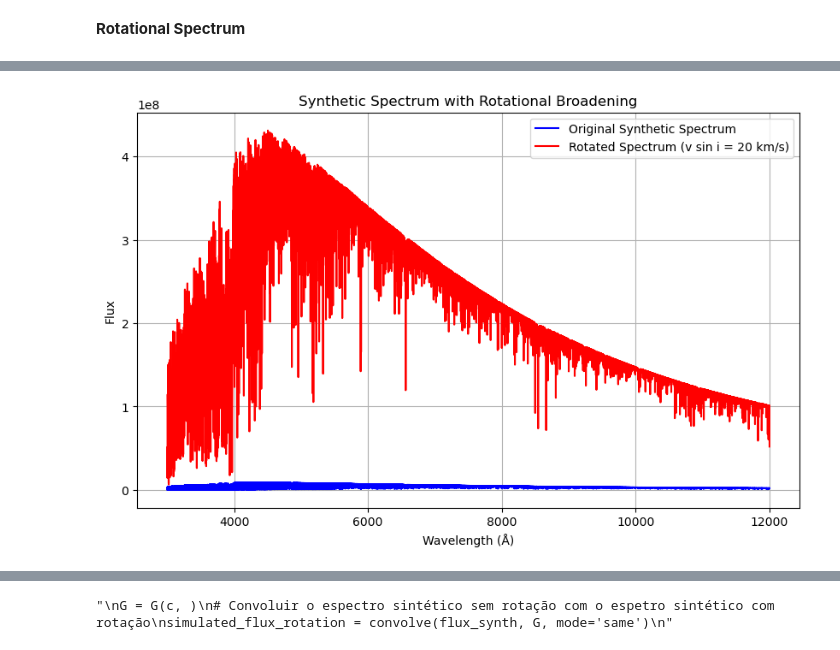
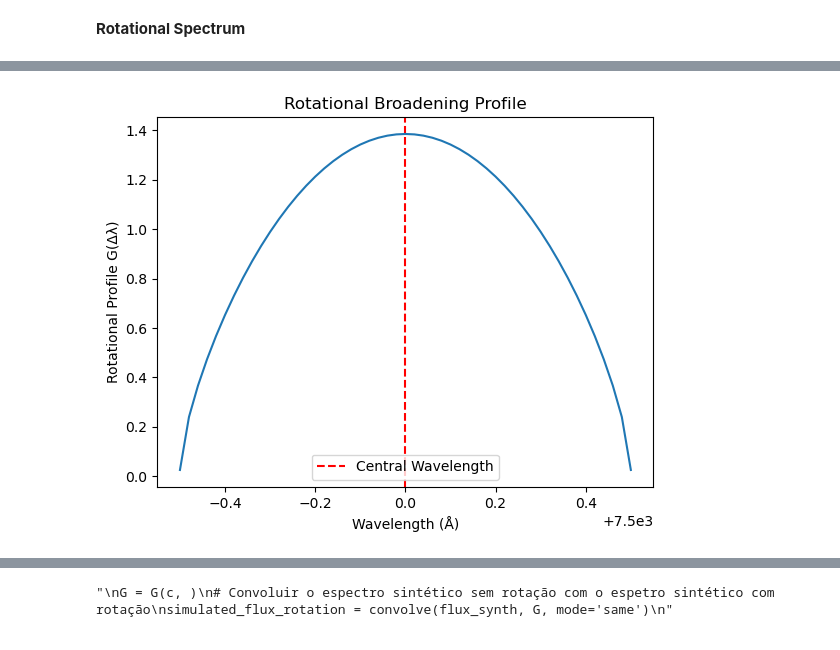
Before and after one commit to rodribro/Computational_Astronomy, a Jupyter notebook: classes/06_fwhm.ipynb, the cells around one changed output, grey strips where cells are left out. Drawn from its saved outputs; the diff is of its cells as text; code cells hidden in the pictures.

Commit message:
Corrected Rotational Spectrum

```diff
--- a/classes/06_fwhm.ipynb
+++ b/classes/06_fwhm.ipynb
@@ -196,17 +223,0 @@ from scipy.constants import c
-# %%
-def G(c, vsinI, wavelength, epsilon):
-
-    # middle point wavelength
-    middle_point = len(wavelength_synth)//2
-    central_wavelength = wavelength_synth[middle_point]
-
-    # delta lamda_m
-    delta_lamda_m = (central_wavelength * vsinI) / c
-
-    # G
-    numerator = ( 2*(1-epsilon) * np.sqrt(1 - (((wavelength-central_wavelength)/delta_lamda_m)**2)) + (np.pi * epsilon)/2 * (1-((wavelength-central_wavelength)/delta_lamda_m)**2))
-    denominator = (np.pi * delta_lamda_m * (1 - epsilon/3))
-
-    return numerator/denominator
-# %%
-G = G(c, 20, wavelength_synth, 0.5)
@@ -251,27 +223,0 @@ def rotational_profile(wavelength, central_wavelength, vsinI, epsilon, c=3e5):
-# %%
-# Parameters
-vsinI = 20  # Rotational velocity in km/s
-epsilon = 0.6  # Limb-darkening coefficient
-c = 3e5  # Speed of light in km/s
-central_wavelength = wavelength_synth[len(wavelength_synth) // 2]  # Central wavelength
-
-# Compute rotational profile
-rotation_kernel = rotational_profile(wavelength_synth, central_wavelength, vsinI, epsilon, c)
-
-# Convolve the synthetic flux with the rotational kernel
-flux_with_rotation = convolve(flux_synth, rotation_kernel, mode='same')
-
-# Plot for comparison
-import matplotlib.pyplot as plt
-
-plt.figure(figsize=(10, 6))
-plt.plot(wavelength_synth, flux_synth, label="Original Synthetic Spectrum", color="blue")
-plt.plot(wavelength_synth, flux_with_rotation, label=f"Rotated Spectrum (v sin i = {vsinI} km/s)", color="red")
-plt.xlabel("Wavelength (Å)")
-plt.ylabel("Flux")
-plt.title("Synthetic Spectrum with Rotational Broadening")
-plt.legend()
-plt.grid(True)
-plt.show()
-# %% [output]
-[figure, removed]
@@ -277,0 +270,25 @@ plt.show()
+# %%
+G_values = G_5(c,20000, wavelength_synth, 0.6)
+# %%
+non_zero_indices = np.where(G_values != 0.0)
+
+lambda_min = wavelength_synth[non_zero_indices].min()
+lambda_max = wavelength_synth[non_zero_indices].max()
+
+mask_real = (wavelength_synth >= lambda_min) & (wavelength_synth <= lambda_max)
+
+wavelength_synth_filtered = wavelength_synth[mask_real]
+g_values_filtered = G_values[mask_real]
+
+
+central_wavelength = wavelength_synth[len(wavelength_synth) // 2]
+
+plt.axvline(central_wavelength, color='red', linestyle='--', label='Central Wavelength')
+plt.legend()
+plt.title("Rotational Broadening Profile")
+plt.xlabel("Wavelength (Å)")
+plt.ylabel("Rotational Profile G(Δλ)")
+plt.plot(wavelength_synth_filtered, g_values_filtered)
+plt.show()
+# %% [output]
+[figure, added]
```
Also changed, not shown: parts of 9 cells of this notebook.
